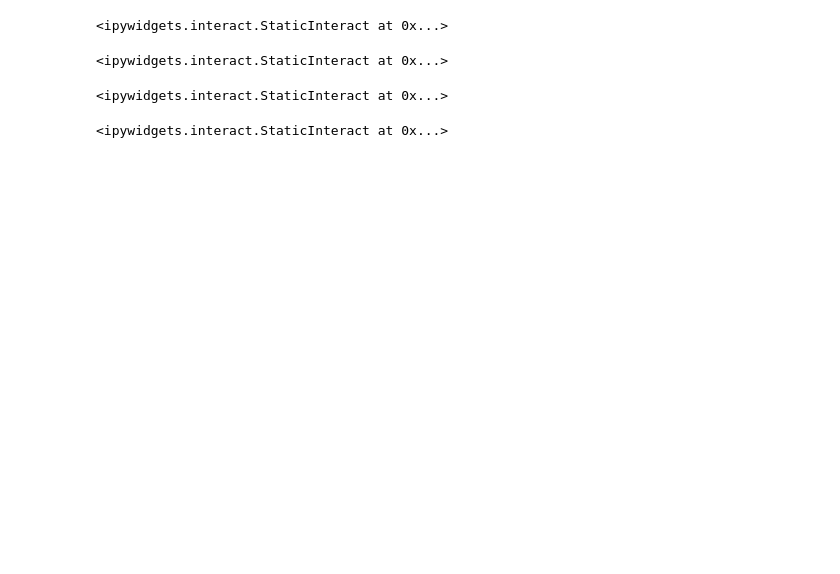
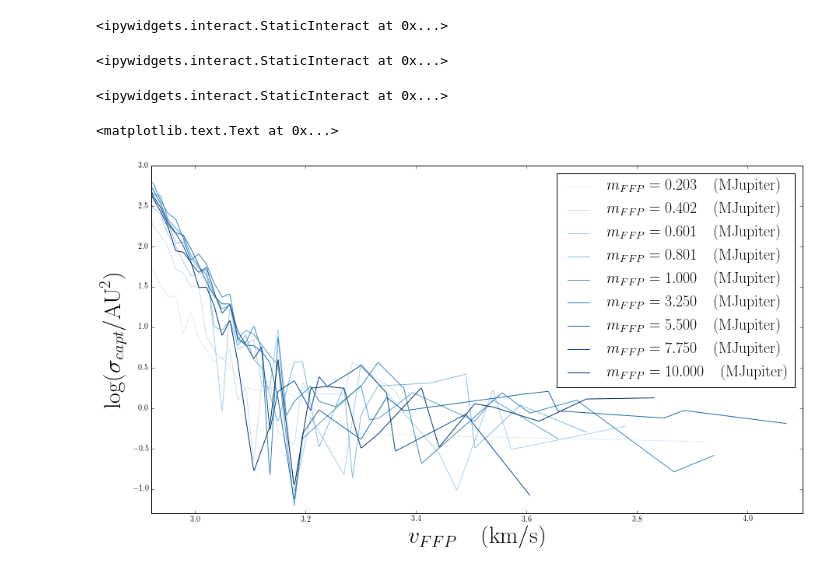
Before and after one commit to mariacamilaremolinagutierrez/FFP, a Jupyter notebook: CrossSections/plots_cross_sections.ipynb, the cells around one changed output. Saved outputs shown, nothing was run; the diff lists cells and outputs as text; code cells hidden in the pictures; blank space fills up the shorter version.

Commit message:
plotting results with more simulations

```diff
--- a/CrossSections/plots_cross_sections.ipynb
+++ b/CrossSections/plots_cross_sections.ipynb
@@ -339,4 +357,16 @@ def plot_cross_sections_vs_mass_no_errbar(v_ffp_ind):
-# %%
-StaticInteract(plot_cross_sections_vs_mass_no_errbar, v_ffp_ind=RangeWidget(0,len(vs_ffp_par_uniq)-1,1))
-# %% [output]
-<ipywidgets.interact.StaticInteract at 0x...>
+# %%
+figure = plt.figure(figsize=(15,8))
+color=iter(cm.Blues(np.linspace(0,1,10)))
+
+for m_ffp_ind in range(0,len(ms_ffp_par_uniq)):
+    vp = plot_cross_sections_vs_velocity_soften_all(m_ffp_ind, figure, next(color))
+
+plt.xlim(vp,4.1)
+plt.ylim(-1.3, 3)
+
+plt.legend(fontsize=20)
+plt.xlabel('$v_{FFP}\quad \mathrm{(km/s)}$', fontsize=30)
+plt.ylabel('$\log(\sigma_{capt}/\mathrm{AU}^2)$', fontsize=30)
+# %% [output]
+<matplotlib.text.Text at 0x...>
+[figure, added]
```
Also changed, not shown: parts of 7 cells of this notebook.
